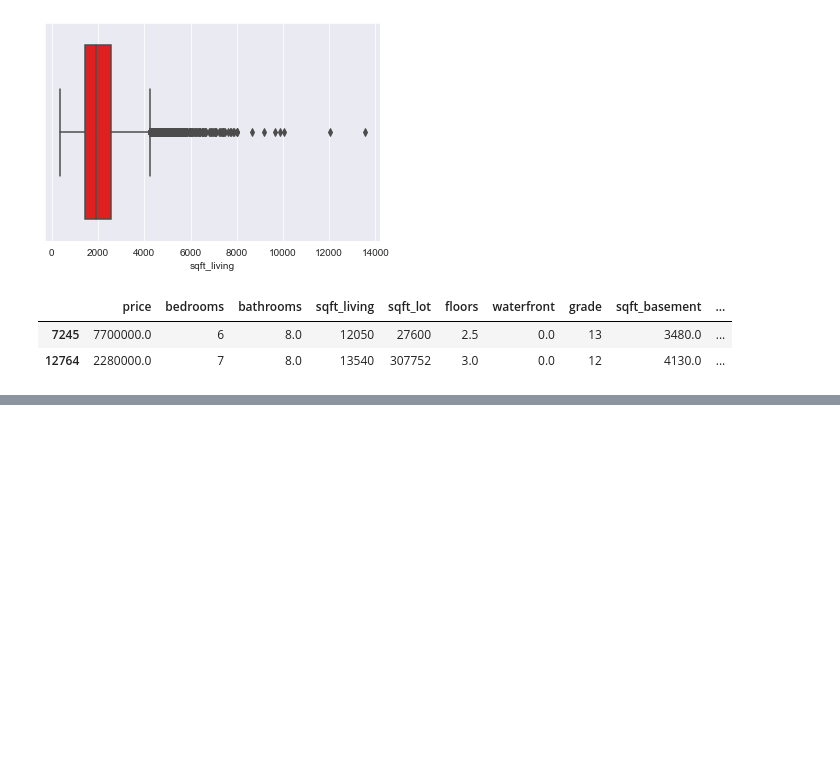
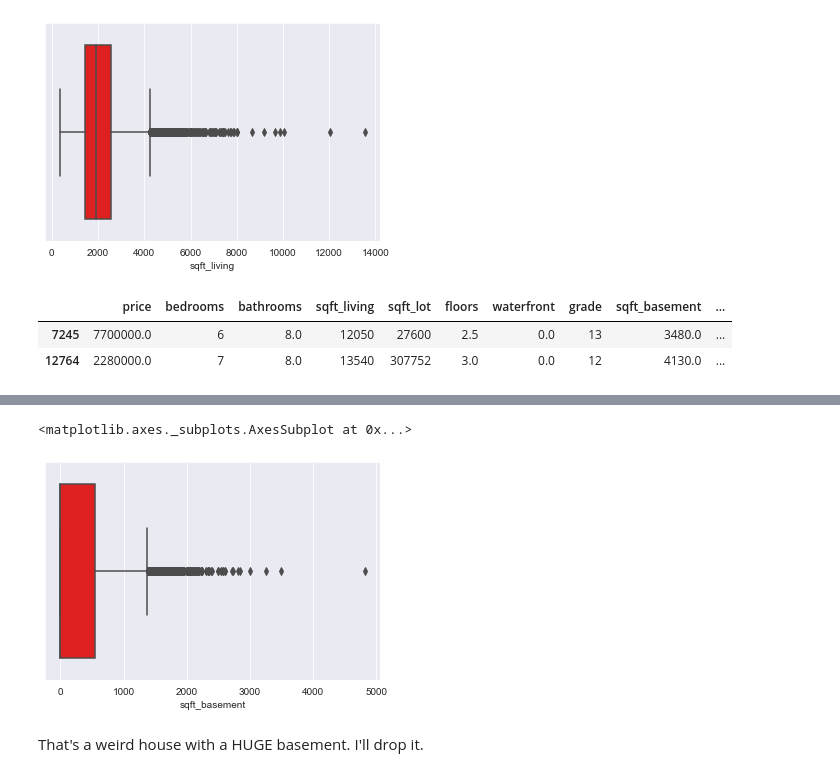
Before and after one commit to halpert3/dsc-mod-2-project-v2-1-onl01-dtsc-pt-070620, a Jupyter notebook: EDA_v2.ipynb, the cells around one changed output, grey strips where cells are left out. Saved outputs shown, nothing was run; the diff lists cells and outputs as text; code cells hidden in the pictures; blank space fills up the shorter version.

```diff
--- a/EDA_v2.ipynb
+++ b/EDA_v2.ipynb
@@ -321,0 +343,7 @@ There are some mansions, but I'll keep them.
+# %%
+3sns.boxplot(x=data['sqft_basement'], color='r')
+# %% [output]
+<matplotlib.axes._subplots.AxesSubplot at 0x...>
+[figure, added]
+# %% [markdown]
+That's a weird house with a HUGE basement. I'll drop it.
```
Also changed, not shown: parts of 11 cells of this notebook.
